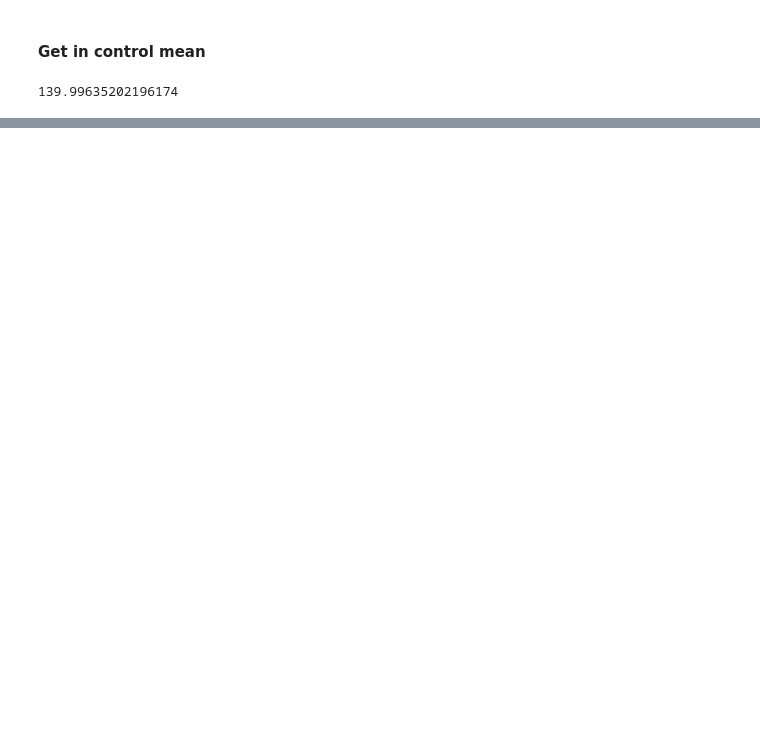
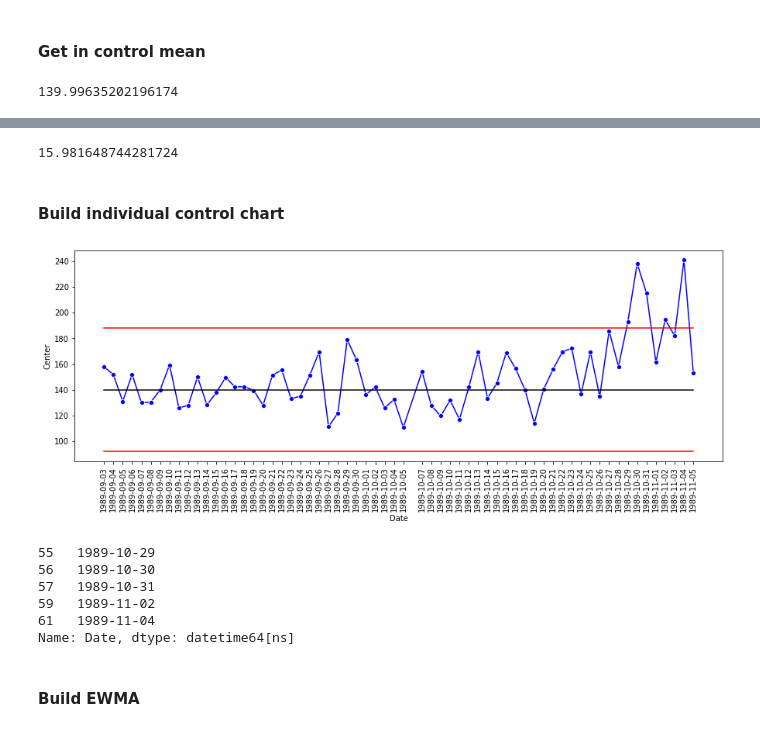
Before and after one commit to howewenann/spc_charts, a Jupyter notebook: notebooks/1.1-hwant-process-diabetes-data.ipynb, the cells around one changed output, grey strips where cells are left out. Saved outputs shown, nothing was run; the diff lists cells and outputs as text; code cells hidden in the pictures; blank space fills up the shorter version.

```diff
--- a/notebooks/1.0-hwant-process-diabetes-data.ipynb
+++ b/notebooks/1.1-hwant-process-diabetes-data.ipynb
@@ -325,0 +135,38 @@ Timestamp('1989-10-28 00:00:00')
+# %%
+MR = cp.calculate_MR(data_sub_day.loc[data_sub_day['Date'] < date_cutoff, 'mean'])
+# %%
+in_control_sigma = cp.estimate_sigma_from_MR(MR)
+# %%
+in_control_sigma
+# %% [output]
+15.981648744281724
+# %% [markdown]
+#### Build individual control chart
+# %%
+x_ind_params_df = cp.x_ind_params(x = data_sub_day['mean'], sigma = in_control_sigma, center = in_control_mean)
+# %%
+# Merge with date
+x_ind_params_df = pd.concat([data_sub_day.reset_index(drop=True).loc[:, 'Date'], x_ind_params_df], axis=1)
+# %%
+pf.plot_control_chart(
+    data = x_ind_params_df,
+    index = 'Date',
+    obs = 'obs',
+    UCL = 'UCL',
+    center = 'Center',
+    LCL = 'LCL',
+    all_dates=True,
+    rot=90)
+# %% [output]
+[figure, added]
+# %%
+x_ind_params_df['Date'][x_ind_params_df['obs'] >= x_ind_params_df['UCL']]
+# %% [output]
+55   1989-10-29
+56   1989-10-30
+57   1989-10-31
+59   1989-11-02
+61   1989-11-04
+Name: Date, dtype: datetime64[ns]
+# %% [markdown]
+#### Build EWMA
```
Also changed, not shown: parts of 49 cells of this notebook, 9 other files.
